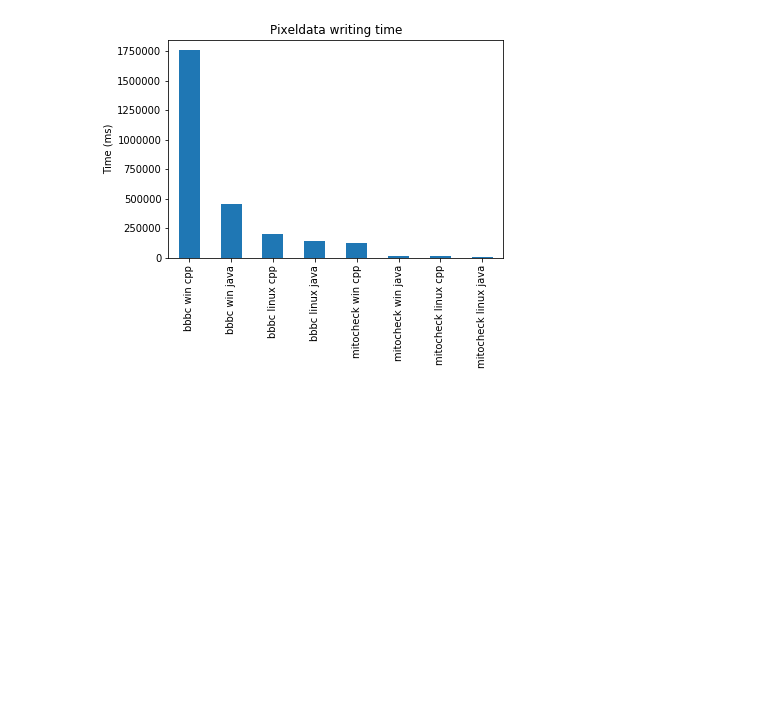
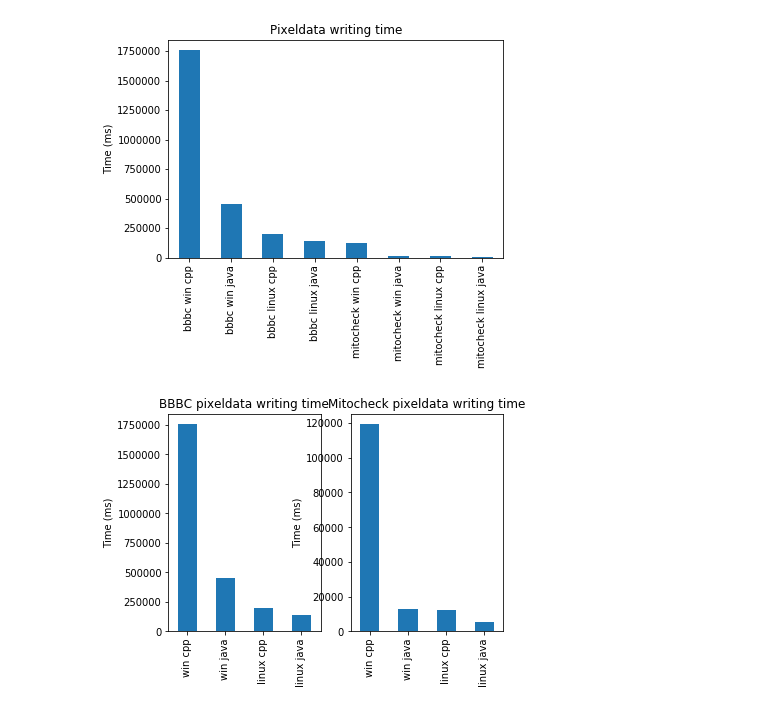
Before and after one commit to ome/ome-files-performance, a Jupyter notebook: Statistics.ipynb, the cells around one changed output. Cells and saved outputs as stored; diff of their text form; code cells hidden in the pictures; blank space fills up the shorter version.

```diff
--- a/Statistics.ipynb
+++ b/Statistics.ipynb
@@ -98,6 +114,22 @@ ax.set_ylabel('Time (ms)')
 plt.show()
 # %% [output]
 [figure]
+# %%
+f= plt.figure()
+ax1=plt.subplot(121)
+ax2=plt.subplot(122)
+
+d[d['data'] == 'bbbc']['pixeldata.write'].plot(kind='bar', ax=ax1)
+d[d['data'] == 'mitocheck']['pixeldata.write'].plot(kind='bar', ax=ax2)
+ax1.set_title('BBBC pixeldata writing time')
+ax1.set_xticklabels(d.platform + ' ' + d.lang)
+ax1.set_ylabel('Time (ms)')
+ax2.set_title('Mitocheck pixeldata writing time')
+ax2.set_xticklabels(d.platform + ' ' + d.lang)
+ax2.set_ylabel('Time (ms)')
+plt.show()
+# %% [output]
+[figure, added]
 # %%
 plt.figure()
 cols = ['pixeldata.write.init', 'pixeldata.write.pixels', 'pixeldata.write.close']
```
Also changed, not shown: parts of 3 cells of this notebook.
